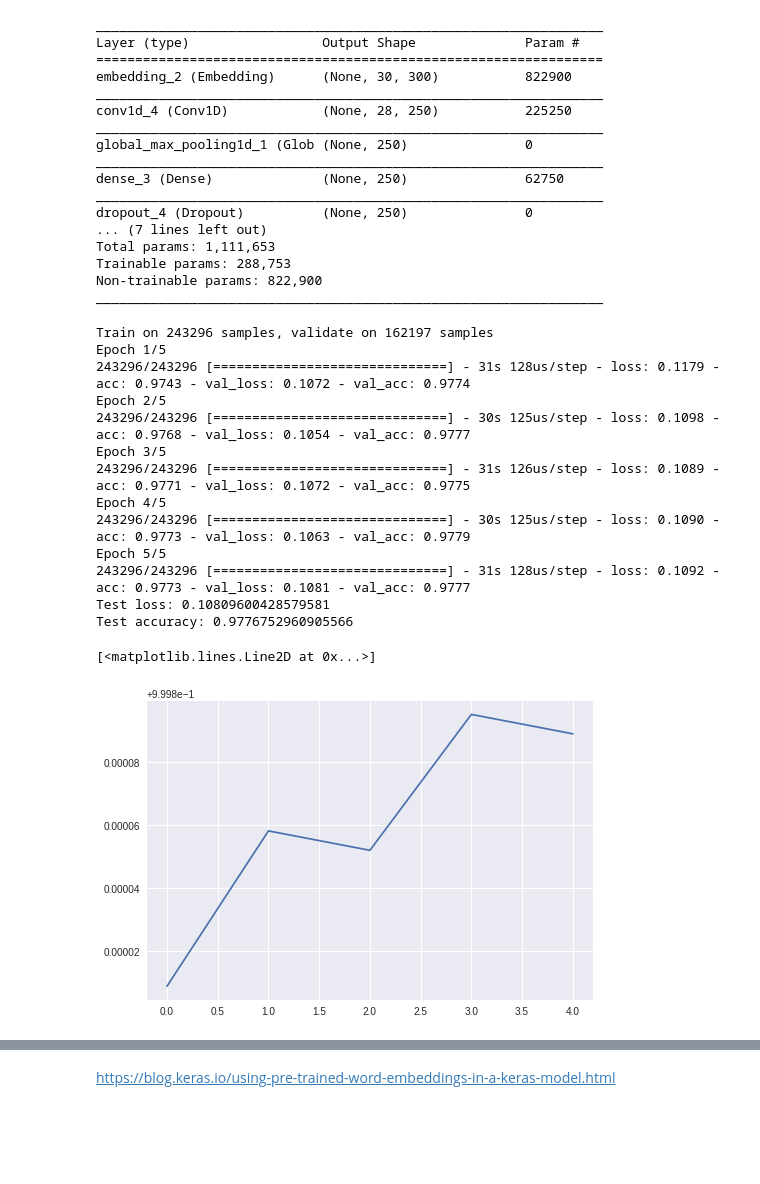
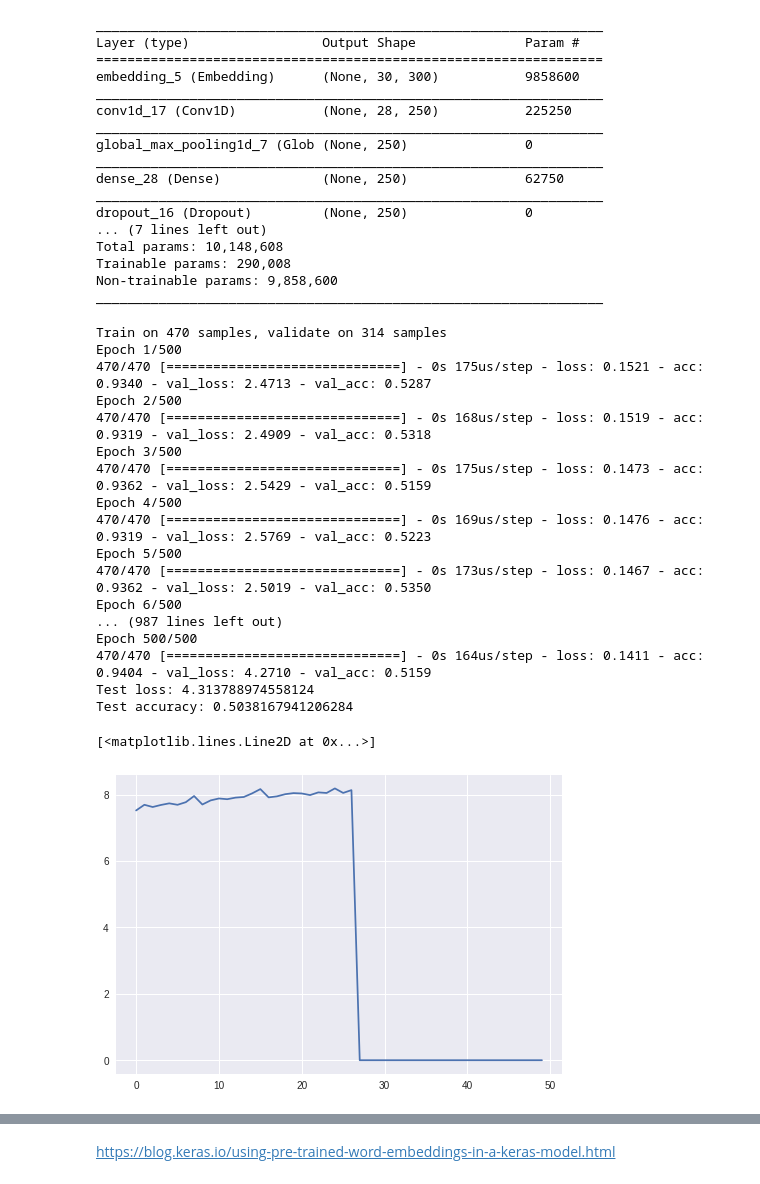
Before and after one commit to ankitbit/Advanced_Machine_Learning, a Jupyter notebook: Assignment Reports/Assignment 2/Product_Classification.ipynb, the cells around one changed output, grey strips where cells are left out. Drawn from its saved outputs; the diff is of its cells as text; code cells hidden in the pictures; blank space fills up the shorter version.

```diff
--- a/Assignment Reports/Assignment 2/Product_Classification.ipynb
+++ b/Assignment Reports/Assignment 2/Product_Classification.ipynb
@@ -232,7 +264,7 @@ model_1.add(GlobalMaxPooling1D())
 model_1.add(Dense(250))
 model_1.add(Dropout(0.2))
 model_1.add(Activation('relu'))
-model_1.add(Dense(3))
+model_1.add(Dense(8))
 model_1.add(Activation('sigmoid'))
 model_1.compile(loss='categorical_crossentropy',optimizer='rmsprop',metrics=['acc'])
 model_1.summary()
@@ -240,43 +272,47 @@ model_1.summary()
 _________________________________________________________________
 Layer (type)                 Output Shape              Param #
 =================================================================
-embedding_2 (Embedding)      (None, 30, 300)           822900
+embedding_5 (Embedding)      (None, 30, 300)           9858600
 _________________________________________________________________
-conv1d_4 (Conv1D)            (None, 28, 250)           225250
+conv1d_17 (Conv1D)           (None, 28, 250)           225250
 _________________________________________________________________
-global_max_pooling1d_1 (Glob (None, 250)               0
+global_max_pooling1d_7 (Glob (None, 250)               0
 _________________________________________________________________
-dense_3 (Dense)              (None, 250)               62750
+dense_28 (Dense)             (None, 250)               62750
 _________________________________________________________________
-dropout_4 (Dropout)          (None, 250)               0
+dropout_16 (Dropout)         (None, 250)               0
 ... (7 lines left out)
-Total params: 1,111,653
-Trainable params: 288,753
-Non-trainable params: 822,900
+Total params: 10,148,608
+Trainable params: 290,008
+Non-trainable params: 9,858,600
 _________________________________________________________________
 # %%
-histoy_model = model.fit(x_train, y_train, validation_data=(x_val, y_val), epochs=5, batch_size=128)
-score = model.evaluate(x_val, y_val, verbose=0)
+history_model = model.fit(X_train, y_train, validation_split=0.4, epochs=500, batch_size=128)
+score = model.evaluate(X_test, y_test, verbose=0)
 print('Test loss:', score[0])
 print('Test accuracy:', score[1])
 # %% [output]
-Train on 243296 samples, validate on 162197 samples
-Epoch 1/5
-243296/243296 [==============================] - 31s 128us/step - loss: 0.1179 - acc: 0.9743 - val_loss: 0.1072 - val_acc: 0.9774
-Epoch 2/5
-243296/243296 [==============================] - 30s 125us/step - loss: 0.1098 - acc: 0.9768 - val_loss: 0.1054 - val_acc: 0.9777
-Epoch 3/5
-243296/243296 [==============================] - 31s 126us/step - loss: 0.1089 - acc: 0.9771 - val_loss: 0.1072 - val_acc: 0.9775
-Epoch 4/5
-243296/243296 [==============================] - 30s 125us/step - loss: 0.1090 - acc: 0.9773 - val_loss: 0.1063 - val_acc: 0.9779
-Epoch 5/5
-243296/243296 [==============================] - 31s 128us/step - loss: 0.1092 - acc: 0.9773 - val_loss: 0.1081 - val_acc: 0.9777
-Test loss: 0.10809600428579581
-Test accuracy: 0.9776752960905566
+Train on 470 samples, validate on 314 samples
+Epoch 1/500
+470/470 [==============================] - 0s 175us/step - loss: 0.1521 - acc: 0.9340 - val_loss: 2.4713 - val_acc: 0.5287
+Epoch 2/500
+470/470 [==============================] - 0s 168us/step - loss: 0.1519 - acc: 0.9319 - val_loss: 2.4909 - val_acc: 0.5318
+Epoch 3/500
+470/470 [==============================] - 0s 175us/step - loss: 0.1473 - acc: 0.9362 - val_loss: 2.5429 - val_acc: 0.5159
+Epoch 4/500
+470/470 [==============================] - 0s 169us/step - loss: 0.1476 - acc: 0.9319 - val_loss: 2.5769 - val_acc: 0.5223
+Epoch 5/500
+470/470 [==============================] - 0s 173us/step - loss: 0.1467 - acc: 0.9362 - val_loss: 2.5019 - val_acc: 0.5350
+Epoch 6/500
+... (987 lines left out)
+Epoch 500/500
+470/470 [==============================] - 0s 164us/step - loss: 0.1411 - acc: 0.9404 - val_loss: 4.2710 - val_acc: 0.5159
+Test loss: 4.313788974558124
+Test accuracy: 0.5038167941206284
 # %%
 import matplotlib.pyplot as plt
-plt.plot(history_model_1.history['val_acc'])
+plt.plot(history_model_1.history['val_loss'])
 # %% [output]
 [<matplotlib.lines.Line2D at 0x...>]
-[figure, old version]
+[figure, new version]
 # %%
```
Also changed, not shown: parts of 31 cells of this notebook.
